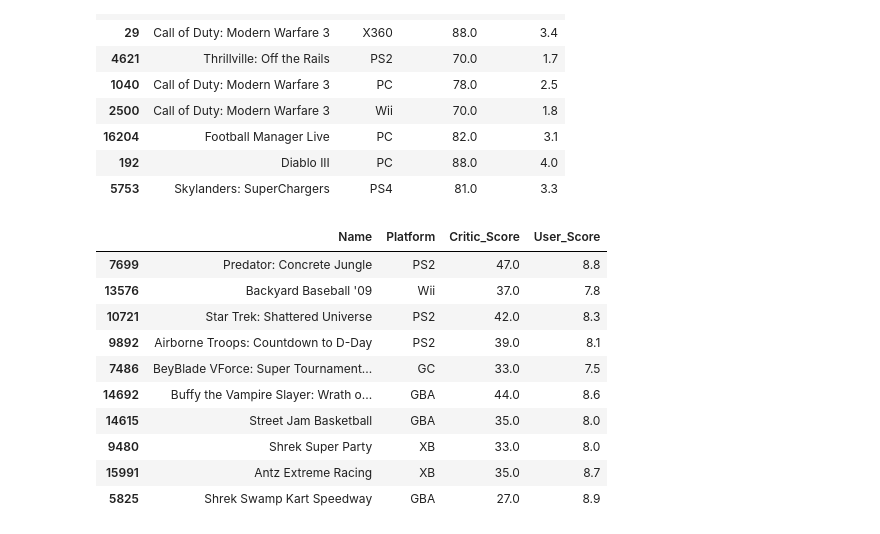
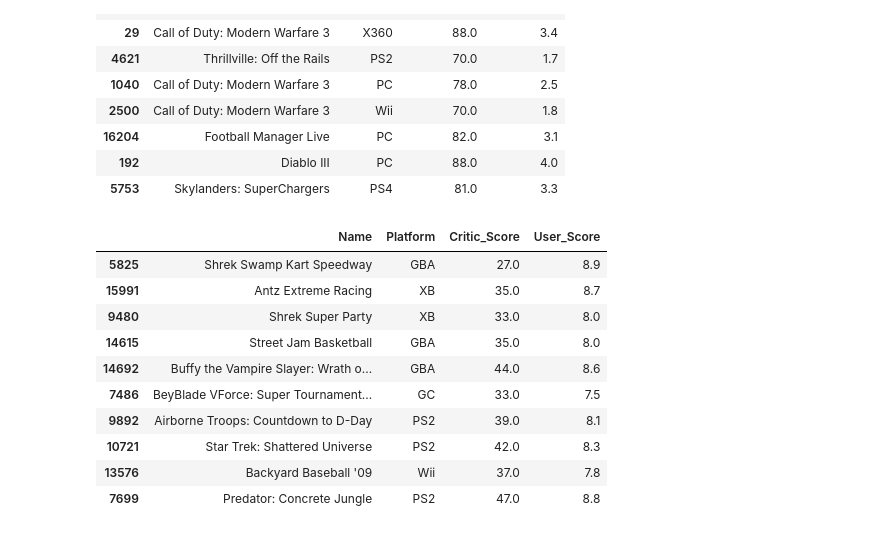
Before and after one commit to tca19/data-analysis, a Jupyter notebook: use-cases-DA-1/2-video-games-sales-solutions.ipynb, the cells around one changed output. Cells and saved outputs as stored; diff of their text form; code cells hidden in the pictures.

Commit message:
fix mistake in the underrated games list

```diff
--- a/use-cases-DA-1/2-video-games-sales-solutions.ipynb
+++ b/use-cases-DA-1/2-video-games-sales-solutions.ipynb
@@ -263,22 +263,24 @@ top_10_overrated[["Name", "Platform", "Critic_Score", "User_Score"]]
 # %%
 # What are the top 10 underrated games?
 
 # In my case, the difference is Critic_Score - User_Score,
 # so the underrated games are the ones with the larger (negative)
 # differences, ie the smaller difference. The games are already
 # sorted by this difference in decreasing order, so take the
-# last items to get the ones with the smaller difference.
+# last items to get the ones with the smaller difference. But reverse
+# it because otherwise the last item (ie the most underrated) would
+# be at the bottom of the table.
 top_10_underrated = scores_differences_sorted.tail(10)
-top_10_underrated[["Name", "Platform", "Critic_Score", "User_Score"]]
+top_10_underrated[["Name", "Platform", "Critic_Score", "User_Score"]][::-1]
 # %% [output]
 |  | Name | Platform | Critic_Score | User_Score |
+| 5825 | Shrek Swamp Kart Speedway | GBA | 27.0 | 8.9 |
+| 15991 | Antz Extreme Racing | XB | 35.0 | 8.7 |
+| 9480 | Shrek Super Party | XB | 33.0 | 8.0 |
+| 14615 | Street Jam Basketball | GBA | 35.0 | 8.0 |
+| 14692 | Buffy the Vampire Slayer: Wrath o... | GBA | 44.0 | 8.6 |
+| 7486 | BeyBlade VForce: Super Tournament... | GC | 33.0 | 7.5 |
+| 9892 | Airborne Troops: Countdown to D-Day | PS2 | 39.0 | 8.1 |
+| 10721 | Star Trek: Shattered Universe | PS2 | 42.0 | 8.3 |
+| 13576 | Backyard Baseball '09 | Wii | 37.0 | 7.8 |
 | 7699 | Predator: Concrete Jungle | PS2 | 47.0 | 8.8 |
-| 13576 | Backyard Baseball '09 | Wii | 37.0 | 7.8 |
-| 10721 | Star Trek: Shattered Universe | PS2 | 42.0 | 8.3 |
-| 9892 | Airborne Troops: Countdown to D-Day | PS2 | 39.0 | 8.1 |
-| 7486 | BeyBlade VForce: Super Tournament... | GC | 33.0 | 7.5 |
-| 14692 | Buffy the Vampire Slayer: Wrath o... | GBA | 44.0 | 8.6 |
-| 14615 | Street Jam Basketball | GBA | 35.0 | 8.0 |
-| 9480 | Shrek Super Party | XB | 33.0 | 8.0 |
-| 15991 | Antz Extreme Racing | XB | 35.0 | 8.7 |
-| 5825 | Shrek Swamp Kart Speedway | GBA | 27.0 | 8.9 |
```
Also changed, not shown: parts of 1 cell of this notebook.
